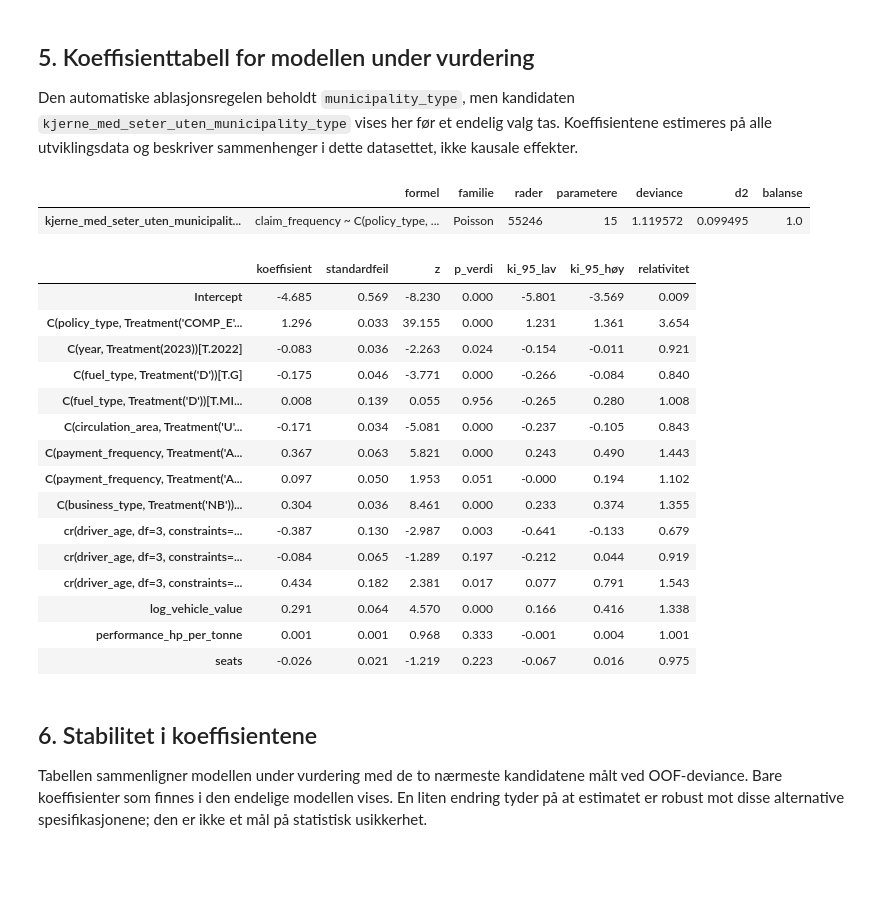
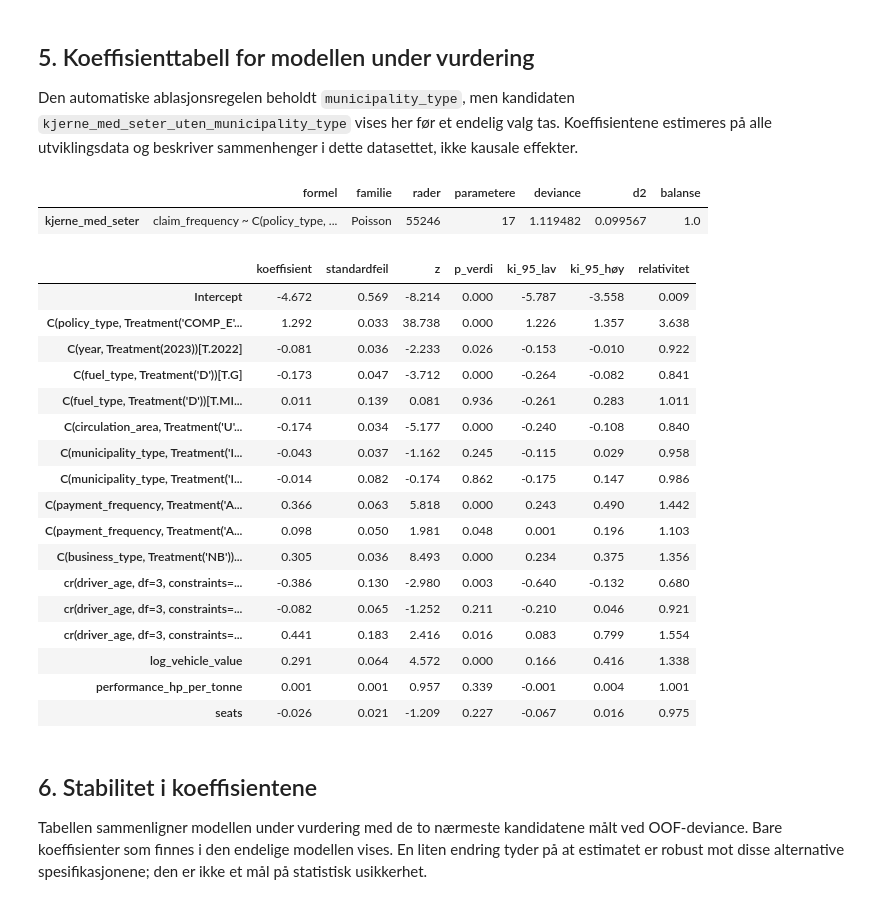
Before and after one commit to MarkusBjerkaas/Motor-Insurance-GLM-ML, a Jupyter notebook: glm_pricing_models.ipynb, the cells around one changed output. Saved outputs shown, nothing was run; the diff lists cells and outputs as text; code cells hidden in the pictures; blank space fills up the shorter version.

```diff
--- a/glm_pricing_models.ipynb
+++ b/glm_pricing_models.ipynb
@@ -311,10 +319,11 @@ def ablate_model(start_name, spline_terms, includes_interaction):
         protected.add("driver_age")
 
     while True:
+        removable = [column for column in current_predictors if column not in protected]
+        if not removable:
+            return current_name, removed
         candidates = {}
-        for column in current_predictors:
-            if column in protected:
-                continue
+        for column in removable:
             name = f"{current_name}_uten_{column}"
             remaining = [item for item in current_predictors if item != column]
             terms = [item for item in spline_terms if item[0] in remaining]
@@ -363,41 +372,43 @@ Den automatiske ablasjonsregelen beholdt `municipality_type`, men kandidaten
 Koeffisientene estimeres på alle utviklingsdata og beskriver sammenhenger i
 dette datasettet, ikke kausale effekter.
 # %%
-review_model_name = "kjerne_med_seter_uten_municipality_type"
+review_model_name = final_model_name
 assert review_model_name in specifications
 review_specification = specifications[review_model_name]
 final_design = prepare_design_frame(
     model_frame, model_frame, review_specification["required_columns"]
 )
 final_fit = fit_glm(
     review_specification,
     final_design,
     cluster_groups=final_design["insured_id"],
 )
 final_summary = build_glm_summary(review_specification, final_fit, final_design)
 final_coefficients = build_coefficient_table(final_fit)
 
 display(final_summary.to_frame().T.round(4))
 display(final_coefficients.round(3))
 # %% [output]
 |  | formel | familie | rader | parametere | deviance | d2 | balanse |
-| kjerne_med_seter_uten_municipalit... | claim_frequency ~ C(policy_type, ... | Poisson | 55246 | 15 | 1.119572 | 0.099495 | 1.0 |
+| kjerne_med_seter | claim_frequency ~ C(policy_type, ... | Poisson | 55246 | 17 | 1.119482 | 0.099567 | 1.0 |
 |  | koeffisient | standardfeil | z | p_verdi | ki_95_lav | ki_95_høy | relativitet |
-| Intercept | -4.685 | 0.569 | -8.230 | 0.000 | -5.801 | -3.569 | 0.009 |
-| C(policy_type, Treatment('COMP_E'... | 1.296 | 0.033 | 39.155 | 0.000 | 1.231 | 1.361 | 3.654 |
-| C(year, Treatment(2023))[T.2022] | -0.083 | 0.036 | -2.263 | 0.024 | -0.154 | -0.011 | 0.921 |
-| C(fuel_type, Treatment('D'))[T.G] | -0.175 | 0.046 | -3.771 | 0.000 | -0.266 | -0.084 | 0.840 |
-| C(fuel_type, Treatment('D'))[T.MI... | 0.008 | 0.139 | 0.055 | 0.956 | -0.265 | 0.280 | 1.008 |
-| C(circulation_area, Treatment('U'... | -0.171 | 0.034 | -5.081 | 0.000 | -0.237 | -0.105 | 0.843 |
-| C(payment_frequency, Treatment('A... | 0.367 | 0.063 | 5.821 | 0.000 | 0.243 | 0.490 | 1.443 |
-| C(payment_frequency, Treatment('A... | 0.097 | 0.050 | 1.953 | 0.051 | -0.000 | 0.194 | 1.102 |
-| C(business_type, Treatment('NB'))... | 0.304 | 0.036 | 8.461 | 0.000 | 0.233 | 0.374 | 1.355 |
-| cr(driver_age, df=3, constraints=... | -0.387 | 0.130 | -2.987 | 0.003 | -0.641 | -0.133 | 0.679 |
-| cr(driver_age, df=3, constraints=... | -0.084 | 0.065 | -1.289 | 0.197 | -0.212 | 0.044 | 0.919 |
-| cr(driver_age, df=3, constraints=... | 0.434 | 0.182 | 2.381 | 0.017 | 0.077 | 0.791 | 1.543 |
-| log_vehicle_value | 0.291 | 0.064 | 4.570 | 0.000 | 0.166 | 0.416 | 1.338 |
-| performance_hp_per_tonne | 0.001 | 0.001 | 0.968 | 0.333 | -0.001 | 0.004 | 1.001 |
-| seats | -0.026 | 0.021 | -1.219 | 0.223 | -0.067 | 0.016 | 0.975 |
+| Intercept | -4.672 | 0.569 | -8.214 | 0.000 | -5.787 | -3.558 | 0.009 |
+| C(policy_type, Treatment('COMP_E'... | 1.292 | 0.033 | 38.738 | 0.000 | 1.226 | 1.357 | 3.638 |
+| C(year, Treatment(2023))[T.2022] | -0.081 | 0.036 | -2.233 | 0.026 | -0.153 | -0.010 | 0.922 |
+| C(fuel_type, Treatment('D'))[T.G] | -0.173 | 0.047 | -3.712 | 0.000 | -0.264 | -0.082 | 0.841 |
+| C(fuel_type, Treatment('D'))[T.MI... | 0.011 | 0.139 | 0.081 | 0.936 | -0.261 | 0.283 | 1.011 |
+| C(circulation_area, Treatment('U'... | -0.174 | 0.034 | -5.177 | 0.000 | -0.240 | -0.108 | 0.840 |
+| C(municipality_type, Treatment('I... | -0.043 | 0.037 | -1.162 | 0.245 | -0.115 | 0.029 | 0.958 |
+| C(municipality_type, Treatment('I... | -0.014 | 0.082 | -0.174 | 0.862 | -0.175 | 0.147 | 0.986 |
+| C(payment_frequency, Treatment('A... | 0.366 | 0.063 | 5.818 | 0.000 | 0.243 | 0.490 | 1.442 |
+| C(payment_frequency, Treatment('A... | 0.098 | 0.050 | 1.981 | 0.048 | 0.001 | 0.196 | 1.103 |
+| C(business_type, Treatment('NB'))... | 0.305 | 0.036 | 8.493 | 0.000 | 0.234 | 0.375 | 1.356 |
+| cr(driver_age, df=3, constraints=... | -0.386 | 0.130 | -2.980 | 0.003 | -0.640 | -0.132 | 0.680 |
+| cr(driver_age, df=3, constraints=... | -0.082 | 0.065 | -1.252 | 0.211 | -0.210 | 0.046 | 0.921 |
+| cr(driver_age, df=3, constraints=... | 0.441 | 0.183 | 2.416 | 0.016 | 0.083 | 0.799 | 1.554 |
+| log_vehicle_value | 0.291 | 0.064 | 4.572 | 0.000 | 0.166 | 0.416 | 1.338 |
+| performance_hp_per_tonne | 0.001 | 0.001 | 0.957 | 0.339 | -0.001 | 0.004 | 1.001 |
+| seats | -0.026 | 0.021 | -1.209 | 0.227 | -0.067 | 0.016 | 0.975 |
 # %%
 def summarize_candidate(name, result):
     """Samle sammenlignbare OOF-metrikker for én kandidat."""
```
Also changed, not shown: parts of 10 cells of this notebook, 37 other files.
